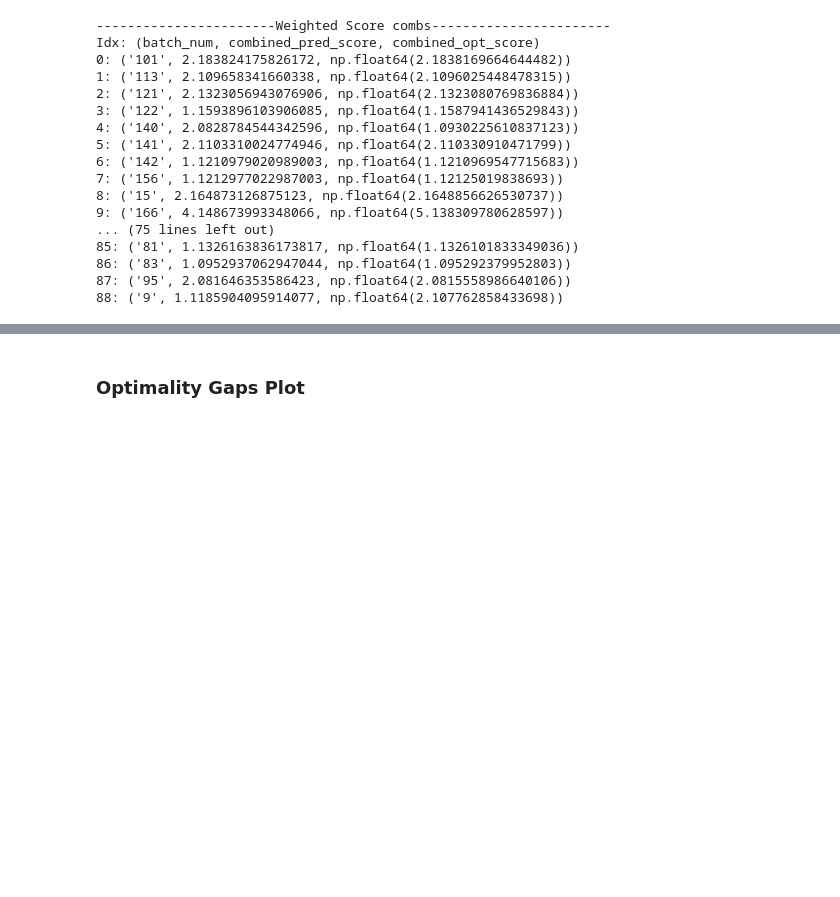
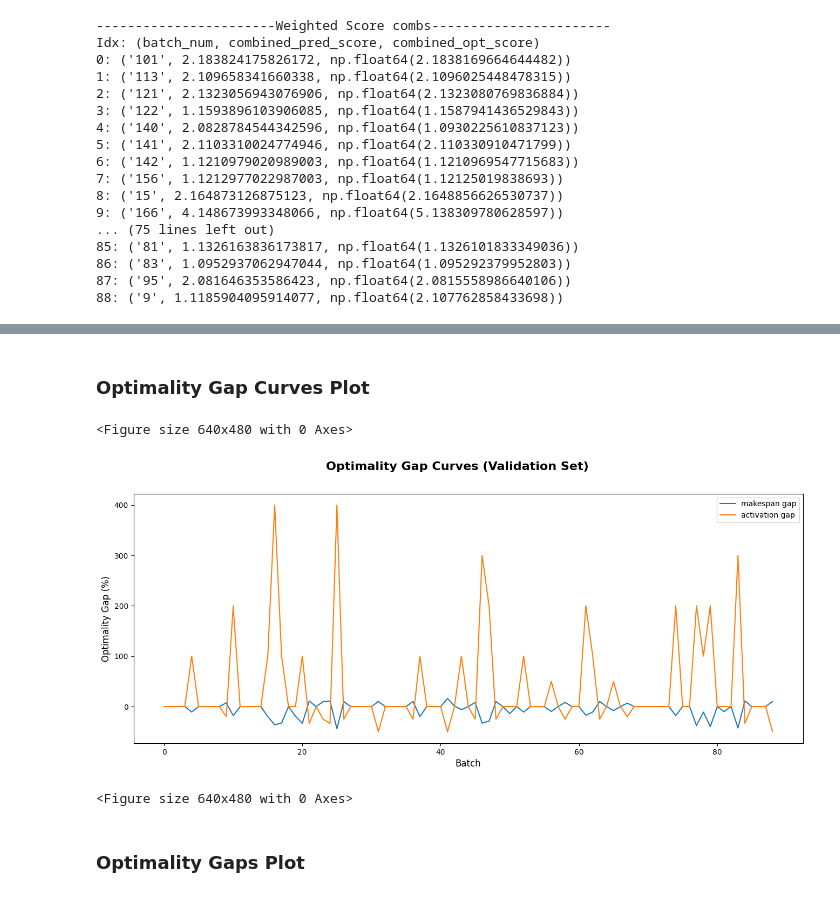
Before and after one commit to Abudo-S/ManualWarehouseOptimization, a Jupyter notebook: ManualWarehouseOptimization_GNN.ipynb, the cells around one changed output, grey strips where cells are left out. Saved outputs shown, nothing was run; the diff lists cells and outputs as text; code cells hidden in the pictures; blank space fills up the shorter version.

```diff
--- a/ManualWarehouseOptimization_GNN.ipynb
+++ b/ManualWarehouseOptimization_GNN.ipynb
@@ -471,3 +473,21 @@ def optimality_plot(optimality_evaluation:dict, title='Optimality Curve', ignore
+# %%
+'''
+optimality_evaluation should contain makespan_opt_gap, activation_opt_gap
+'''
+def optimality_gap_curve_plot(optimality_evaluation:dict, title='Optimality Gap Curve'):
+    plt.clf()
+    plt.figure(figsize=(16, 6))
+
+    #plot makespan gap and activation gap
+    plt.plot(optimality_evaluation['makespan_opt_gap'], label='Optimal Makespan Score')
+    plt.plot(optimality_evaluation['activation_opt_gap'], label='Optimal Activation Score')
+    plt.ylabel('Optimality Gap (%)', size=12)
+    plt.xlabel('Batch', size=12)
+    plt.legend(['makespan gap', 'activation gap'])
+
+    plt.suptitle(title, size=16, fontweight='bold')
+    plt.show()
+    plt.clf()
 # %% [markdown]
 ### Optimality Gap Plot
 # %%
@@ -1772,3 +1792,17 @@ optimality_plot(optimality_evaluation, title='Weighted Combination Score (Valida
+# %% [markdown]
+### Optimality Gap Curves Plot
+# %%
+optimality_gap_curve_plot(
+    optimality_evaluation={
+        'makespan_opt_gap': [result['makespan_opt_gap'] for result in combined_results],
+        'activation_opt_gap': [result['activation_opt_gap'] for result in combined_results]
+    },
+    title='Optimality Gap Curves (Validation Set)'
+)
+# %% [output]
+<Figure size 640x480 with 0 Axes>
+[figure, added]
+<Figure size 640x480 with 0 Axes>
 # %% [markdown]
 ### Optimality Gaps Plot
 # %%
```
Also changed, not shown: parts of 5 cells of this notebook.
